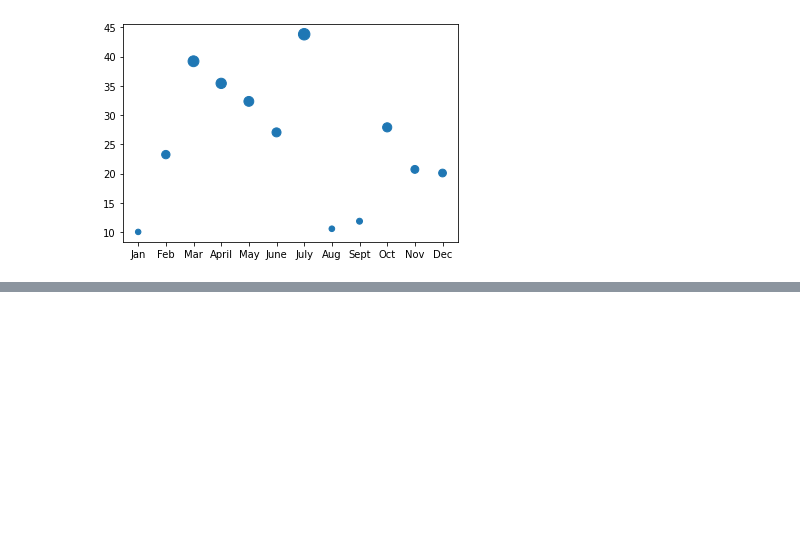
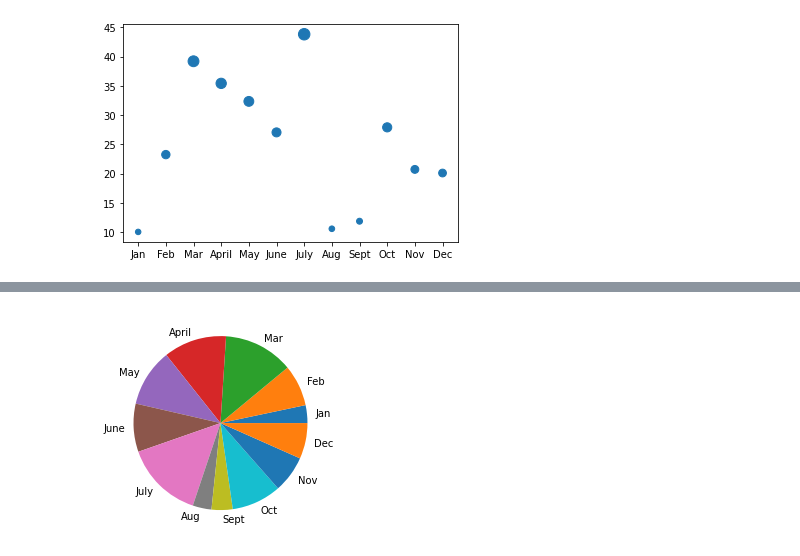
Before and after one commit to lawnshogan/PyBer_Analysis, a Jupyter notebook: matplotlib_practice.ipynb, the cells around one changed output, grey strips where cells are left out. Cells and saved outputs as stored; diff of their text form; code cells hidden in the pictures; blank space fills up the shorter version.

```diff
--- a/matplotlib_practice.ipynb
+++ b/matplotlib_practice.ipynb
@@ -180,0 +195,8 @@ plt.scatter(x_axis, y_axis, s = [i * 3 for i in y_axis])
+# %%
+# Module 5.1.8 - Pie Charts - MATLAB METHOD
+# - NOTE - Pie requires values and labels that are in an array
+
+plt.pie(y_axis, labels=x_axis)
+plt.show()
+# %% [output]
+[figure, added]
```
Also changed, not shown: parts of 10 cells of this notebook.
